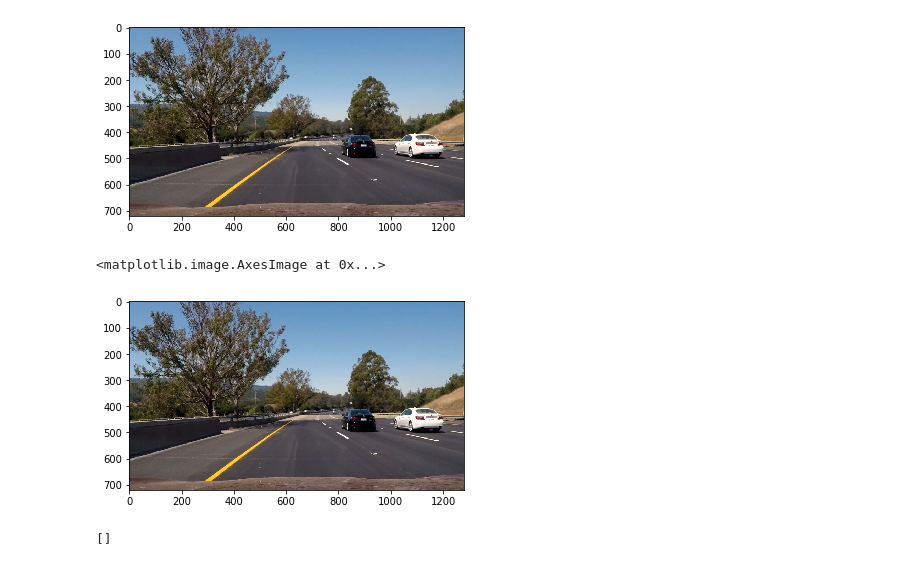
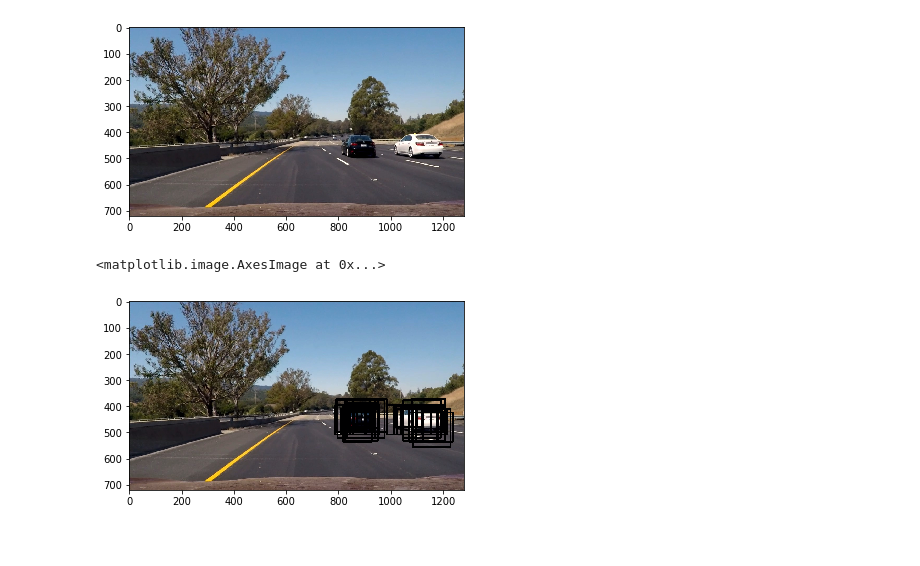
Before and after one commit to DeniseJames/Udacity-P5-Vehicle-Detection, a Jupyter notebook: plotslidingwindows.ipynb, the cells around one changed output. Cells and saved outputs as stored; diff of their text form; code cells hidden in the pictures.

```diff
--- a/plotslidingwindows.ipynb
+++ b/plotslidingwindows.ipynb
@@ -270,7 +208,7 @@ def search_windows(img, windows, clf, scaler, color_space='RGB',
 # and overlap fraction (for both x and y)
 def slide_window(img, x_start_stop=x_start_stop, y_start_stop=y_start_stop,
                     xy_window=(64, 64), xy_overlap=(0.5, 0.5)):
-    image = img.astype(np.float32)/255
+    #image = img.astype(np.float32)/255
     # If x and/or y start/stop positions not defined, set to image size
     if x_start_stop[0] == None:
         x_start_stop[0] = 0
@@ -316,31 +248,33 @@ draw_image = np.copy(orig_image)
+# %%
+
+draw_image = np.copy(normalized_image)
+# %%
+def slide_windows_cumulative(img):
+    # create an empty list to append all windows
+    all_windows = []
+    for size in [64, 80, 96, 112, 128, 144]:
+        windows = slide_window(image, x_start_stop=x_start_stop, y_start_stop=y_start_stop,
+                    xy_window=(size, size), xy_overlap=xy_overlap)
+        all_windows += windows
+    return all_windows
+# %%
+
+windows = slide_windows_cumulative(normalized_image)
 # %%
-# Uncomment the following line if you extracted training
-# data from .png images (scaled 0 to 1 by mpimg) and the
-
-
-windows = slide_window(image, x_start_stop=x_start_stop, y_start_stop=y_start_stop,
-                    xy_window=xy_window, xy_overlap=(0.5, 0.5))
-
-hot_windows = search_windows(image, windows, svc, X_scaler, color_space=color_space,
+hot_windows = search_windows(normalized_image, windows, svc, X_scaler, color_space=color_space,
                         spatial_size=spatial_size, hist_bins=hist_bins,
                         orient=orient, pix_per_cell=pix_per_cell,
                         cell_per_block=cell_per_block,
                         hog_channel=hog_channel, spatial_feat=spatial_feat,
                         hist_feat=hist_feat, hog_feat=hog_feat)
 
 window_img = draw_boxes(draw_image, hot_windows, color=(0, 0, 255), thick=6)
 
 
-#window_img = (cv2.cvtColor((window_img), cv2.COLOR_BGR2RGB))
-
 plt.imshow(window_img)
 # %% [output]
 <matplotlib.image.AxesImage at 0x...>
-[figure, old version]
+[figure, new version]
-# %%
-hot_windows
-# %% [output]
-[]
 # %%
 heat = np.zeros_like(window_img[:,:,0]).astype(np.float)
 heat_threshold = 1
```
Also changed, not shown: parts of 21 cells of this notebook, 3 other files.
